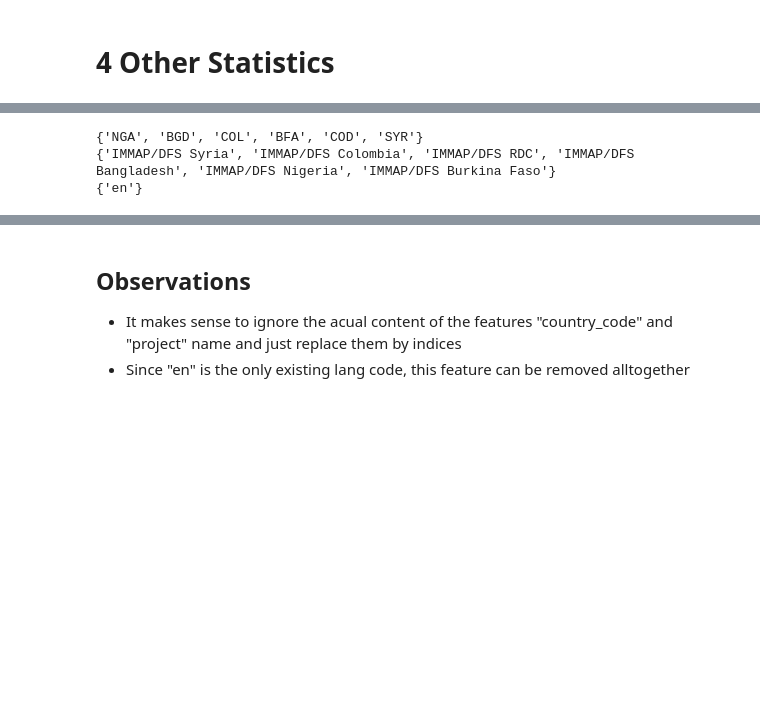
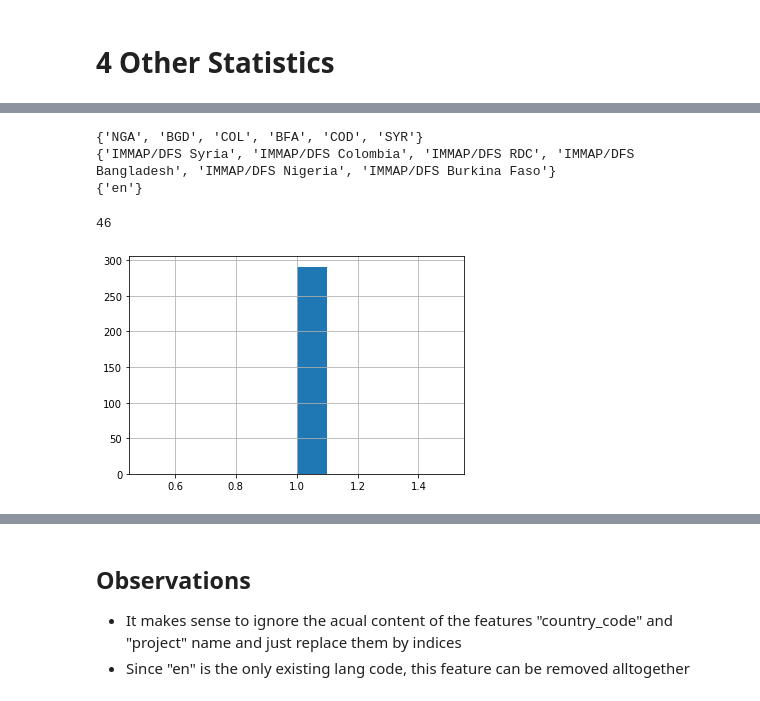
Before and after one commit to alexanderkrauck/CHEERS_Challenge, a Jupyter notebook: CHEERS_challenge_round_1/00_Experimenting.ipynb, the cells around one changed output, grey strips where cells are left out. Saved outputs shown, nothing was run; the diff lists cells and outputs as text; code cells hidden in the pictures; blank space fills up the shorter version.

```diff
--- a/CHEERS_challenge_round_1/00_Experimenting.ipynb
+++ b/CHEERS_challenge_round_1/00_Experimenting.ipynb
@@ -142,11 +150,18 @@ print(set(train_documents["lang_code"]))
 # %%
 print(set(validation_documents["country_code"]))
 print(set(validation_documents["project_name"]))
 print(set(validation_documents["lang_code"]))
+
+validation_documents.groupby(by='doc_url')["doc_url"].transform('count').hist()
+
+validation_documents["doc_url"].fillna("", inplace=True)
+len(set(validation_documents["doc_url"].apply(lambda x: urlparse(x).netloc)))
 # %% [output]
 {'NGA', 'BGD', 'COL', 'BFA', 'COD', 'SYR'}
 {'IMMAP/DFS Syria', 'IMMAP/DFS Colombia', 'IMMAP/DFS RDC', 'IMMAP/DFS Bangladesh', 'IMMAP/DFS Nigeria', 'IMMAP/DFS Burkina Faso'}
 {'en'}
+46
+[figure, added]
 # %%
 print(set(test_documents["country_code"]))
 print(set(test_documents["project_name"]))
```
Also changed, not shown: parts of 3 cells of this notebook, 1 other file.
